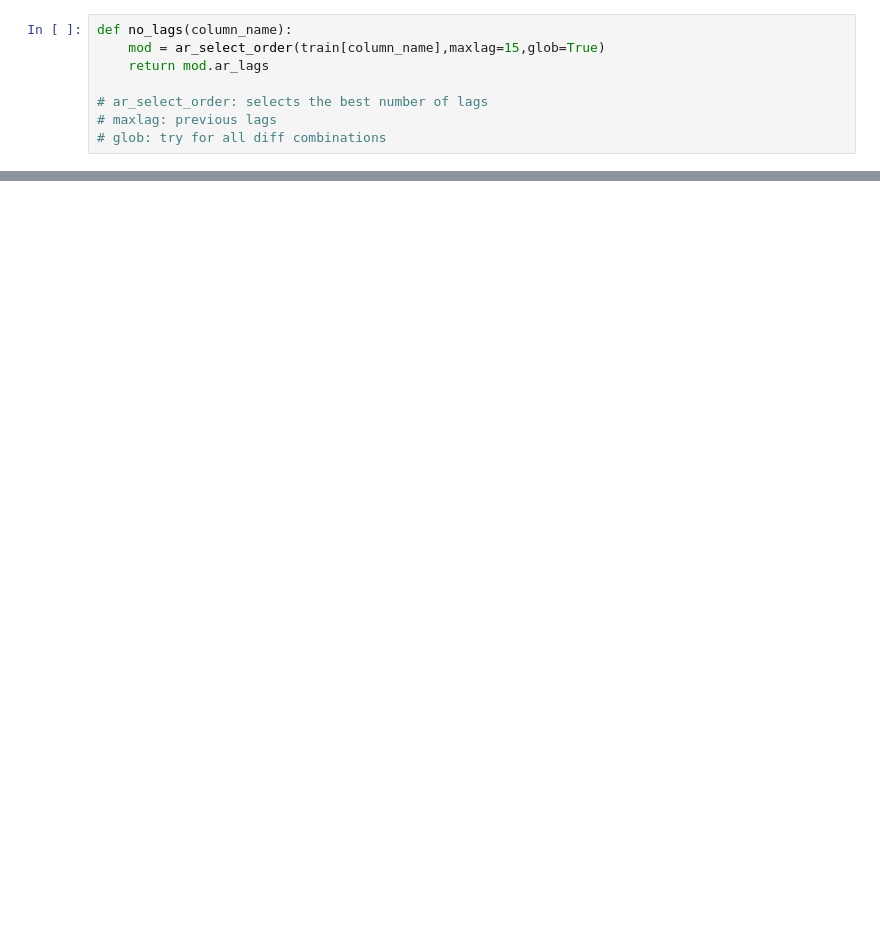
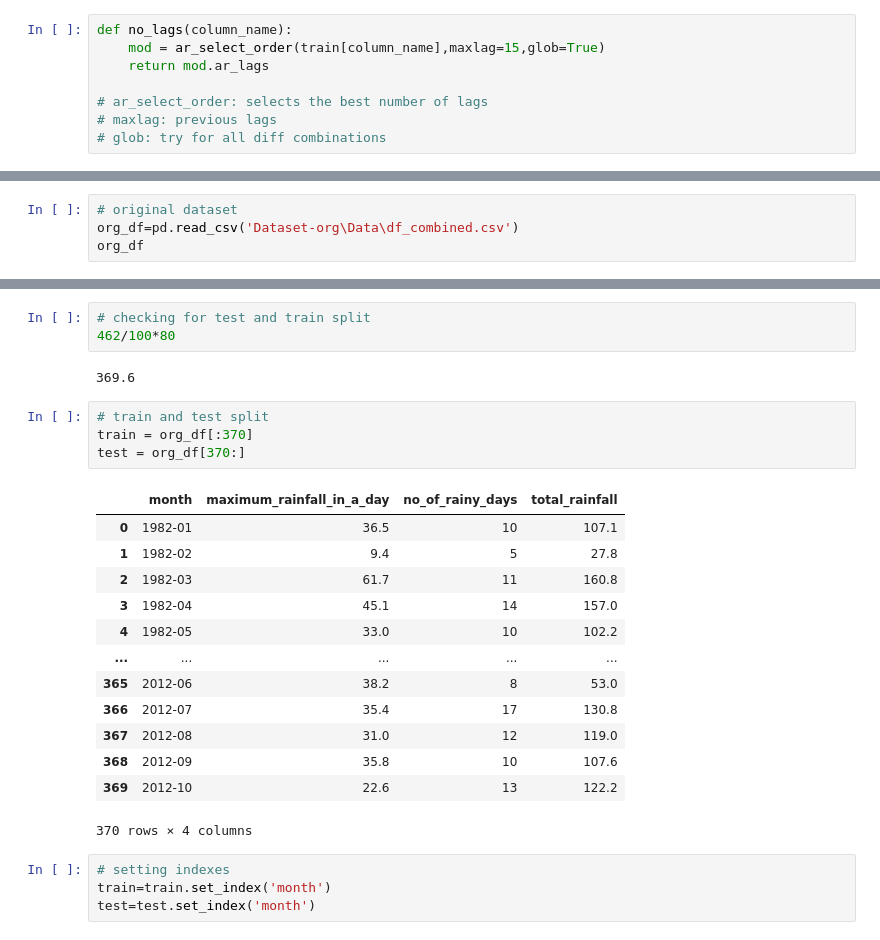
Before and after one commit to sudhi48/Rainfall-Time-Series, a Jupyter notebook: RainfallTimeSeries.ipynb, the cells around one changed output, grey strips where cells are left out. Drawn from its saved outputs; the diff is of its cells as text; blank space fills up the shorter version.

```diff
--- a/RainfallTimeSeries.ipynb
+++ b/RainfallTimeSeries.ipynb
@@ -322,0 +426,4 @@ DatetimeIndex(['2010-12-01', '2011-01-01', '2011-02-01', '2011-03-01',
+# %%
+# original dataset
+org_df=pd.read_csv('Dataset-org\Data\df_combined.csv')
+org_df
@@ -323 +444,28 @@ DatetimeIndex(['2010-12-01', '2011-01-01', '2011-02-01', '2011-03-01',
+# %%
+# checking for test and train split
+462/100*80
+# %% [output]
+369.6
+# %%
+# train and test split
+train = org_df[:370]
+test = org_df[370:]
+# %% [output]
+|  | month | maximum_rainfall_in_a_day | no_of_rainy_days | total_rainfall |
+| 0 | 1982-01 | 36.5 | 10 | 107.1 |
+| 1 | 1982-02 | 9.4 | 5 | 27.8 |
+| 2 | 1982-03 | 61.7 | 11 | 160.8 |
+| 3 | 1982-04 | 45.1 | 14 | 157.0 |
+| 4 | 1982-05 | 33.0 | 10 | 102.2 |
+| ... | ... | ... | ... | ... |
+| 365 | 2012-06 | 38.2 | 8 | 53.0 |
+| 366 | 2012-07 | 35.4 | 17 | 130.8 |
+| 367 | 2012-08 | 31.0 | 12 | 119.0 |
+| 368 | 2012-09 | 35.8 | 10 | 107.6 |
+| 369 | 2012-10 | 22.6 | 13 | 122.2 |
+370 rows × 4 columns
+# %%
+# setting indexes
+train=train.set_index('month')
+test=test.set_index('month')
 # %%
```
Also changed, not shown: parts of 30 cells of this notebook.
